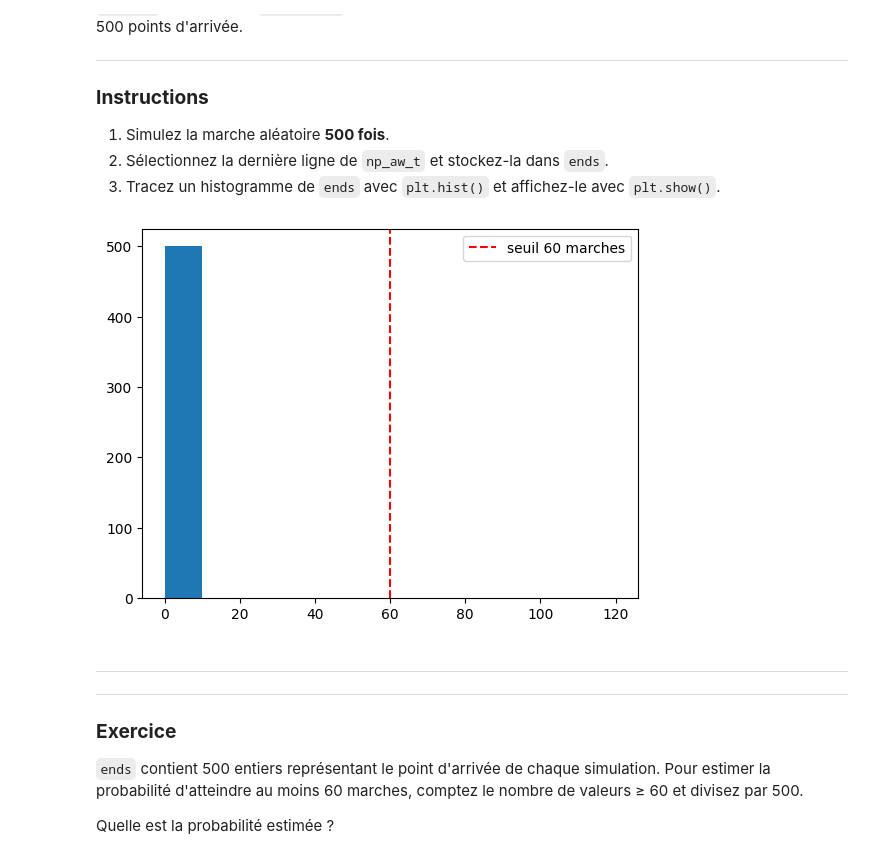
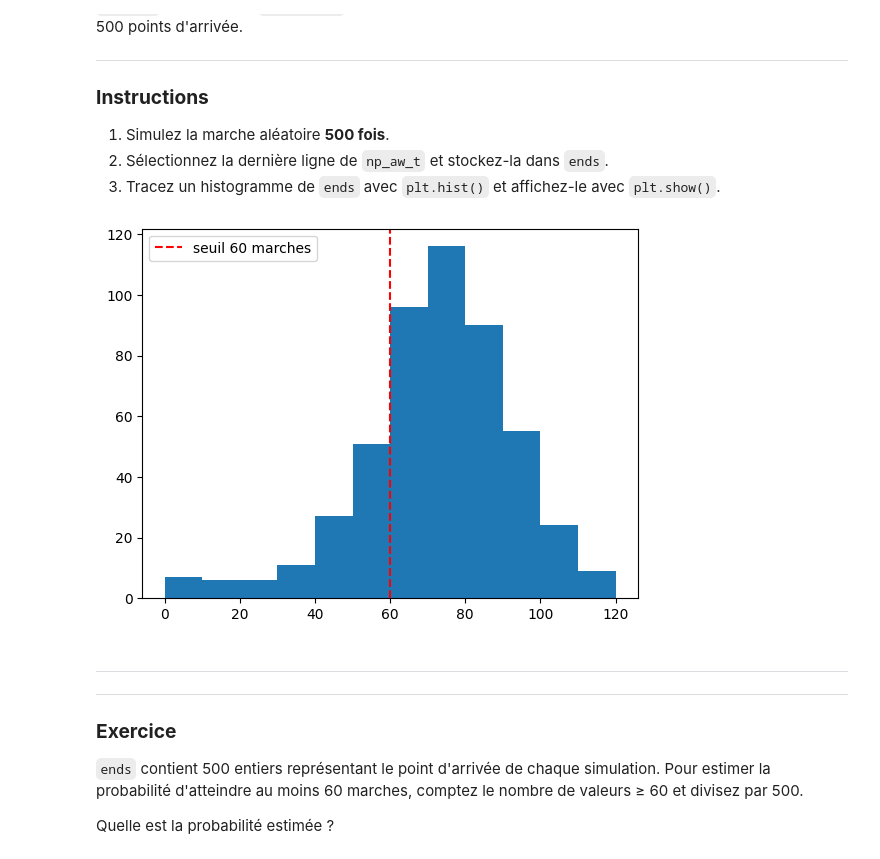
Before and after one commit to fotis25/upjv-python-datascience, a Jupyter notebook: td07_enonce.ipynb, the cells around one changed output. Cells and saved outputs as stored; diff of their text form; code cells hidden in the pictures.

```diff
--- a/td07_enonce.ipynb
+++ b/td07_enonce.ipynb
@@ -492,38 +492,38 @@ Pour répondre à la question principale — *quelle est la probabilité d'attei
 import numpy as np
 import matplotlib.pyplot as plt
 np.random.seed(123)
 
 # Simulate random walk 500 times
 all_walks = []
-for i in range(500) :
+for i in range(500):
     random_walk = [0]
-    for x in range(100) :
+    for x in range(100):
         step = random_walk[-1]
         dice = np.random.randint(1, 7)
         if dice <= 2:
             step = max(0, step - 1)
         elif dice <= 5:
             step = step + 1
         else:
-            step = step + np.random.randint(1,7)
-        if np.random.randint :
+            step = step + np.random.randint(1, 7)
+        if np.random.rand() <= 0.001:
             step = 0
         random_walk.append(step)
     all_walks.append(random_walk)
 
 # Create and plot np_aw_t
 np_aw_t = np.transpose(np.array(all_walks))
 
 # Select last row from np_aw_t: ends
 ends = np_aw_t[-1, :]
 
 # Plot histogram of ends, display plot
 plt.hist(ends, bins=range(0, 130, 10))
 plt.axvline(x=60, color='red', linestyle='--', label='seuil 60 marches')
 plt.legend()
 plt.show()
 # %% [output]
-[figure, old version]
+[figure, new version]
 # %% [markdown]
 ---
 ---
```
Also changed, not shown: parts of 6 cells of this notebook.
